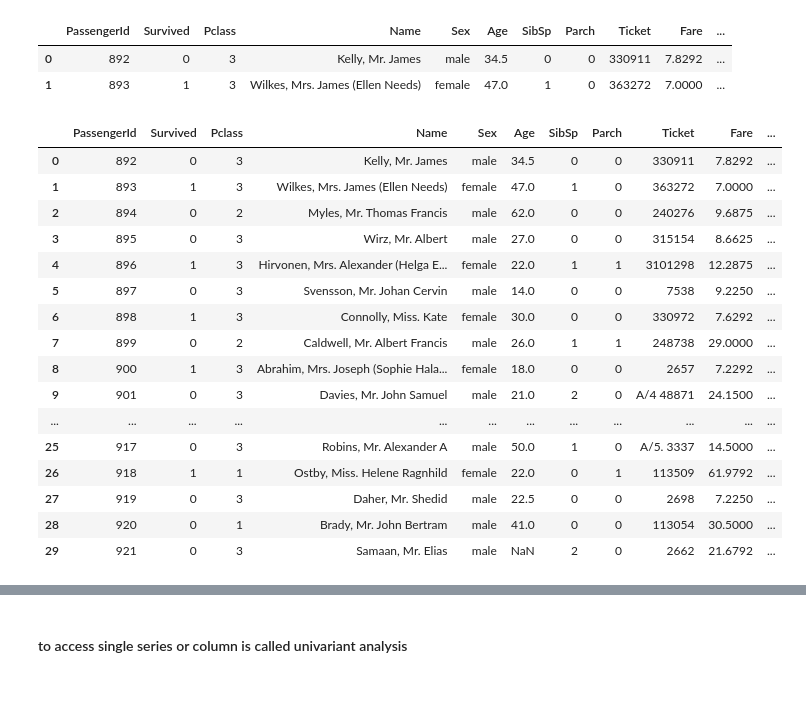
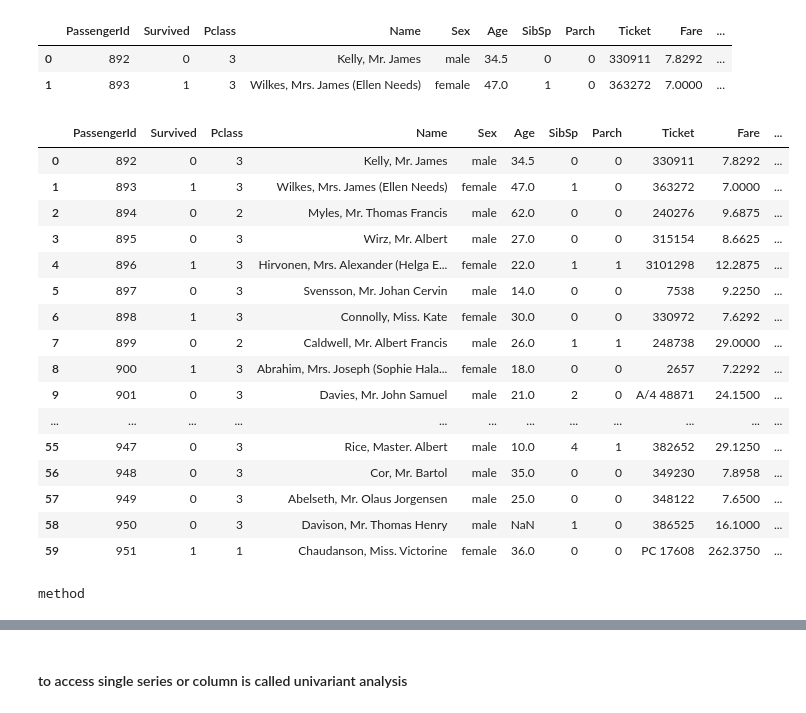
Before and after one commit to zeenat65415/PyDS-MTTF, a Jupyter notebook: pandas/chapter2.ipynb, the cells around one changed output, grey strips where cells are left out. Cells and saved outputs as stored; diff of their text form; code cells hidden in the pictures.

```diff
--- a/pandas/chapter2.ipynb
+++ b/pandas/chapter2.ipynb
@@ -141,25 +165,29 @@ df.head(2)
 | 0 | 892 | 0 | 3 | Kelly, Mr. James | male | 34.5 | 0 | 0 | 330911 | 7.8292 | ... |
 | 1 | 893 | 1 | 3 | Wilkes, Mrs. James (Ellen Needs) | female | 47.0 | 1 | 0 | 363272 | 7.0000 | ... |
 # %%
-df.head(30)#max first 30
+df.head(60)#max first 60
 # %% [output]
 |  | PassengerId | Survived | Pclass | Name | Sex | Age | SibSp | Parch | Ticket | Fare | ... |
 | 0 | 892 | 0 | 3 | Kelly, Mr. James | male | 34.5 | 0 | 0 | 330911 | 7.8292 | ... |
 | 1 | 893 | 1 | 3 | Wilkes, Mrs. James (Ellen Needs) | female | 47.0 | 1 | 0 | 363272 | 7.0000 | ... |
 | 2 | 894 | 0 | 2 | Myles, Mr. Thomas Francis | male | 62.0 | 0 | 0 | 240276 | 9.6875 | ... |
 | 3 | 895 | 0 | 3 | Wirz, Mr. Albert | male | 27.0 | 0 | 0 | 315154 | 8.6625 | ... |
 | 4 | 896 | 1 | 3 | Hirvonen, Mrs. Alexander (Helga E... | female | 22.0 | 1 | 1 | 3101298 | 12.2875 | ... |
 | 5 | 897 | 0 | 3 | Svensson, Mr. Johan Cervin | male | 14.0 | 0 | 0 | 7538 | 9.2250 | ... |
 | 6 | 898 | 1 | 3 | Connolly, Miss. Kate | female | 30.0 | 0 | 0 | 330972 | 7.6292 | ... |
 | 7 | 899 | 0 | 2 | Caldwell, Mr. Albert Francis | male | 26.0 | 1 | 1 | 248738 | 29.0000 | ... |
 | 8 | 900 | 1 | 3 | Abrahim, Mrs. Joseph (Sophie Hala... | female | 18.0 | 0 | 0 | 2657 | 7.2292 | ... |
 | 9 | 901 | 0 | 3 | Davies, Mr. John Samuel | male | 21.0 | 2 | 0 | A/4 48871 | 24.1500 | ... |
 | ... | ... | ... | ... | ... | ... | ... | ... | ... | ... | ... | ... |
-| 25 | 917 | 0 | 3 | Robins, Mr. Alexander A | male | 50.0 | 1 | 0 | A/5. 3337 | 14.5000 | ... |
-| 26 | 918 | 1 | 1 | Ostby, Miss. Helene Ragnhild | female | 22.0 | 0 | 1 | 113509 | 61.9792 | ... |
-| 27 | 919 | 0 | 3 | Daher, Mr. Shedid | male | 22.5 | 0 | 0 | 2698 | 7.2250 | ... |
-| 28 | 920 | 0 | 1 | Brady, Mr. John Bertram | male | 41.0 | 0 | 0 | 113054 | 30.5000 | ... |
-| 29 | 921 | 0 | 3 | Samaan, Mr. Elias | male | NaN | 2 | 0 | 2662 | 21.6792 | ... |
+| 55 | 947 | 0 | 3 | Rice, Master. Albert | male | 10.0 | 4 | 1 | 382652 | 29.1250 | ... |
+| 56 | 948 | 0 | 3 | Cor, Mr. Bartol | male | 35.0 | 0 | 0 | 349230 | 7.8958 | ... |
+| 57 | 949 | 0 | 3 | Abelseth, Mr. Olaus Jorgensen | male | 25.0 | 0 | 0 | 348122 | 7.6500 | ... |
+| 58 | 950 | 0 | 3 | Davison, Mr. Thomas Henry | male | NaN | 1 | 0 | 386525 | 16.1000 | ... |
+| 59 | 951 | 1 | 1 | Chaudanson, Miss. Victorine | female | 36.0 | 0 | 0 | PC 17608 | 262.3750 | ... |
+# %%
+type(df.head)
+# %% [output]
+method
 # %%
 df.tail()#last 5 records
 # %% [output]
```
Also changed, not shown: parts of 23 cells of this notebook, 1 other file.
